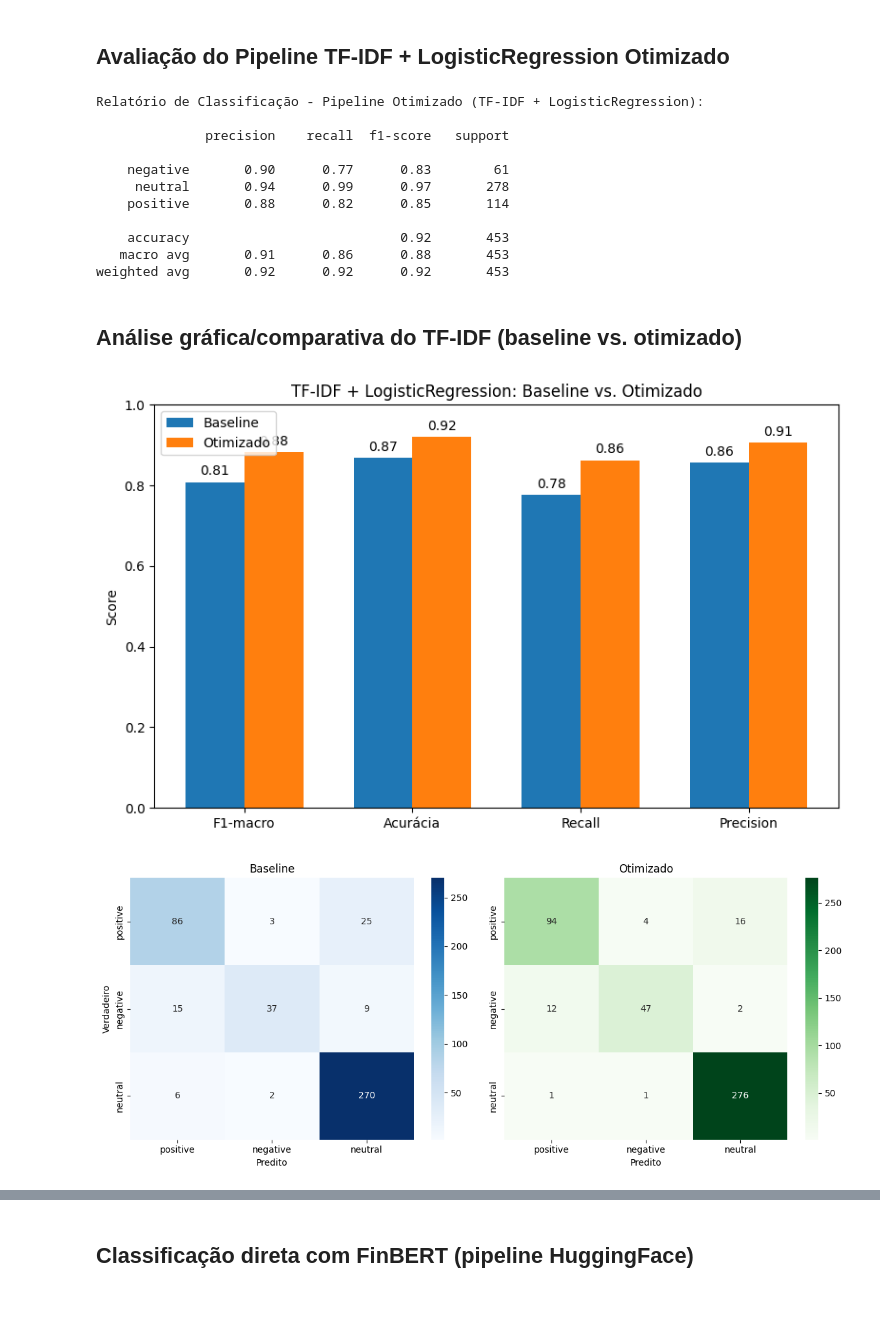
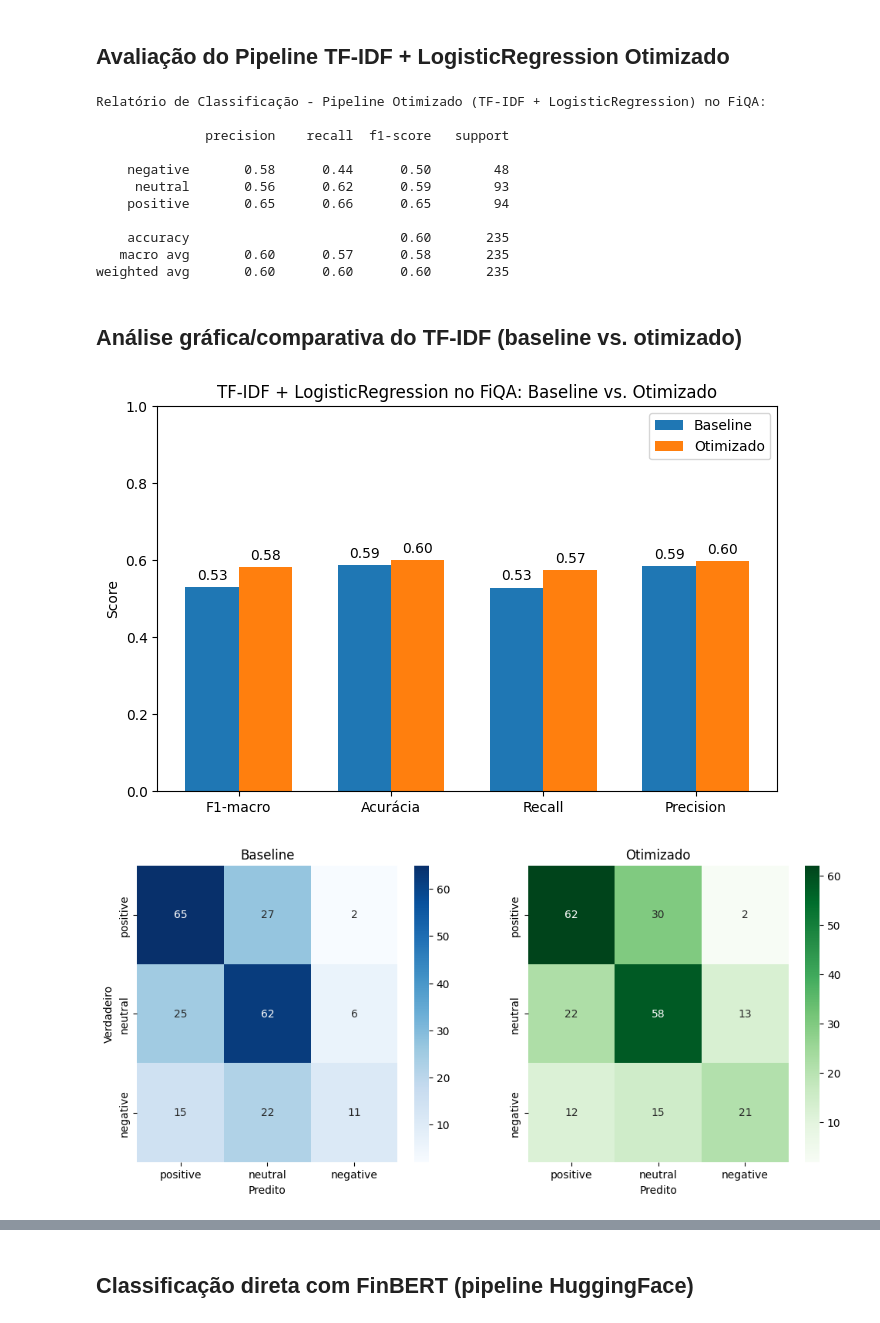
Before and after one commit to matosdf/Finbert_test, a Jupyter notebook: ct213_otimizacao_financeira_v2.ipynb, the cells around one changed output, grey strips where cells are left out. Cells and saved outputs as stored; diff of their text form; code cells hidden in the pictures.

```diff
--- a/ct213_otimizacao_financeira_v2.ipynb
+++ b/ct213_otimizacao_financeira_v2.ipynb
@@ -58,0 +73,20 @@ Name: count, dtype: int64
+# %%
+# Mapeando score contínuo para classes categóricas
+def map_score_to_sentiment(score):
+    if score > 0.33:
+        return 'positive'
+    elif score < -0.33:
+        return 'negative'
+    else:
+        return 'neutral'
+
+df['sentiment'] = df['score'].apply(map_score_to_sentiment)
+df['sentence'] = df['sentence'].astype(str)
+
+# Remove linhas sem texto ou rótulo válido
+df = df.dropna(subset=['sentence', 'sentiment'])
+df = df[df['sentiment'].isin(['positive', 'neutral', 'negative'])]
+df = df.reset_index(drop=True)
+
+print(df['sentiment'].value_counts())
+print(df.head())
@@ -201,20 +257,20 @@ pipeline_optim.fit(X_train, y_train)
 # Faz predições
 y_pred_optim = pipeline_optim.predict(X_test)
 
-print("Relatório de Classificação - Pipeline Otimizado (TF-IDF + LogisticRegression):\n")
+print("Relatório de Classificação - Pipeline Otimizado (TF-IDF + LogisticRegression) no FiQA:\n")
 print(classification_report(y_test, y_pred_optim, zero_division=0))
 # %% [output]
-Relatório de Classificação - Pipeline Otimizado (TF-IDF + LogisticRegression):
+Relatório de Classificação - Pipeline Otimizado (TF-IDF + LogisticRegression) no FiQA:
 
               precision    recall  f1-score   support
 
-    negative       0.90      0.77      0.83        61
-     neutral       0.94      0.99      0.97       278
-    positive       0.88      0.82      0.85       114
+    negative       0.58      0.44      0.50        48
+     neutral       0.56      0.62      0.59        93
+    positive       0.65      0.66      0.65        94
 
-    accuracy                           0.92       453
-   macro avg       0.91      0.86      0.88       453
-weighted avg       0.92      0.92      0.92       453
+    accuracy                           0.60       235
+   macro avg       0.60      0.57      0.58       235
+weighted avg       0.60      0.60      0.60       235
 # %% [markdown]
 ## Análise gráfica/comparativa do TF-IDF (baseline vs. otimizado)
 # %%
@@ -243,11 +299,12 @@ rects1 = ax.bar(x - width/2, baseline_scores, width, label='Baseline')
 rects2 = ax.bar(x + width/2, optimized_scores, width, label='Otimizado')
 
 ax.set_ylabel('Score')
-ax.set_title('TF-IDF + LogisticRegression: Baseline vs. Otimizado')
+ax.set_title('TF-IDF + LogisticRegression no FiQA: Baseline vs. Otimizado')
 ax.set_xticks(x)
 ax.set_xticklabels(metrics)
 ax.set_ylim(0, 1)
 ax.legend()
+
 
 for rects in [rects1, rects2]:
     for rect in rects:
@@ -258,39 +315,40 @@ for rects in [rects1, rects2]:
                     textcoords="offset points",
                     ha='center', va='bottom')
 
-plt.tight_layout()
+plt.savefig("figs/tf-idf_baseline_vs_otimizado_fiqa.png", dpi=300, bbox_inches='tight')
 plt.show()
 
 # Matrizes de confusão lado a lado
-labels = ['positive', 'negative', 'neutral']
+labels = ['positive', 'neutral', 'negative']
 cm_baseline = confusion_matrix(y_test, y_pred_baseline, labels=labels)
 cm_optim = confusion_matrix(y_test, y_pred_optim, labels=labels)
 
 fig, axes = plt.subplots(1, 2, figsize=(12,5))
 sns.heatmap(cm_baseline, annot=True, fmt='d', cmap='Blues', xticklabels=labels, yticklabels=labels, ax=axes[0])
 axes[0].set_title('Baseline')
 axes[0].set_xlabel('Predito')
 axes[0].set_ylabel('Verdadeiro')
 sns.heatmap(cm_optim, annot=True, fmt='d', cmap='Greens', xticklabels=labels, yticklabels=labels, ax=axes[1])
 axes[1].set_title('Otimizado')
 axes[1].set_xlabel('Predito')
 axes[1].set_ylabel('')
-plt.tight_layout()
+
+plt.savefig("figs/matriz_confusao_tf-idf_fiqa.png", dpi=300, bbox_inches='tight')
 plt.show()
 
 # Evolução do score no Optuna
 scores = [trial.value for trial in study.trials]
 best_so_far = np.maximum.accumulate(scores)
 plt.figure(figsize=(8,5))
 plt.plot(scores, 'o-', label='Score por trial')
 plt.plot(best_so_far, 'r-', label='Melhor até o momento')
 plt.xlabel('Iteração (Trial)')
 plt.ylabel('F1-macro')
-plt.title('Histórico da otimização de hiperparâmetros')
+plt.title('Histórico da otimização de hiperparâmetros (FiQA)')
 plt.legend()
 plt.grid()
-plt.tight_layout()
+plt.savefig("figs/evolucao_optuna_tf-idf_fiqa.png", dpi=300, bbox_inches='tight')
 plt.show()
 # %% [output]
-[figure, old version]
+[figure, new version]
-[figure, old version]
+[figure, new version]
```
Also changed, not shown: parts of 18 cells of this notebook, 29 other files.
